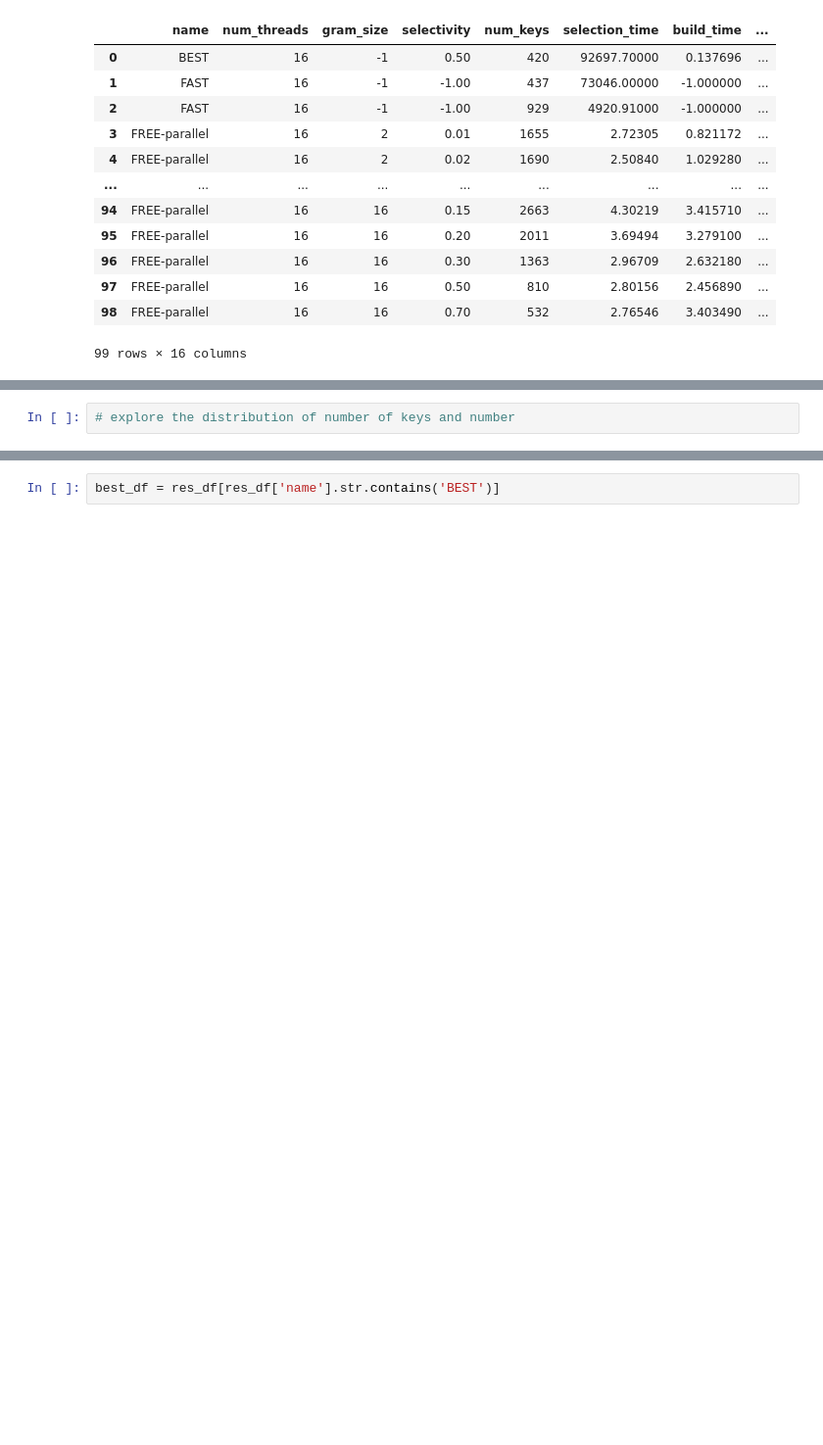
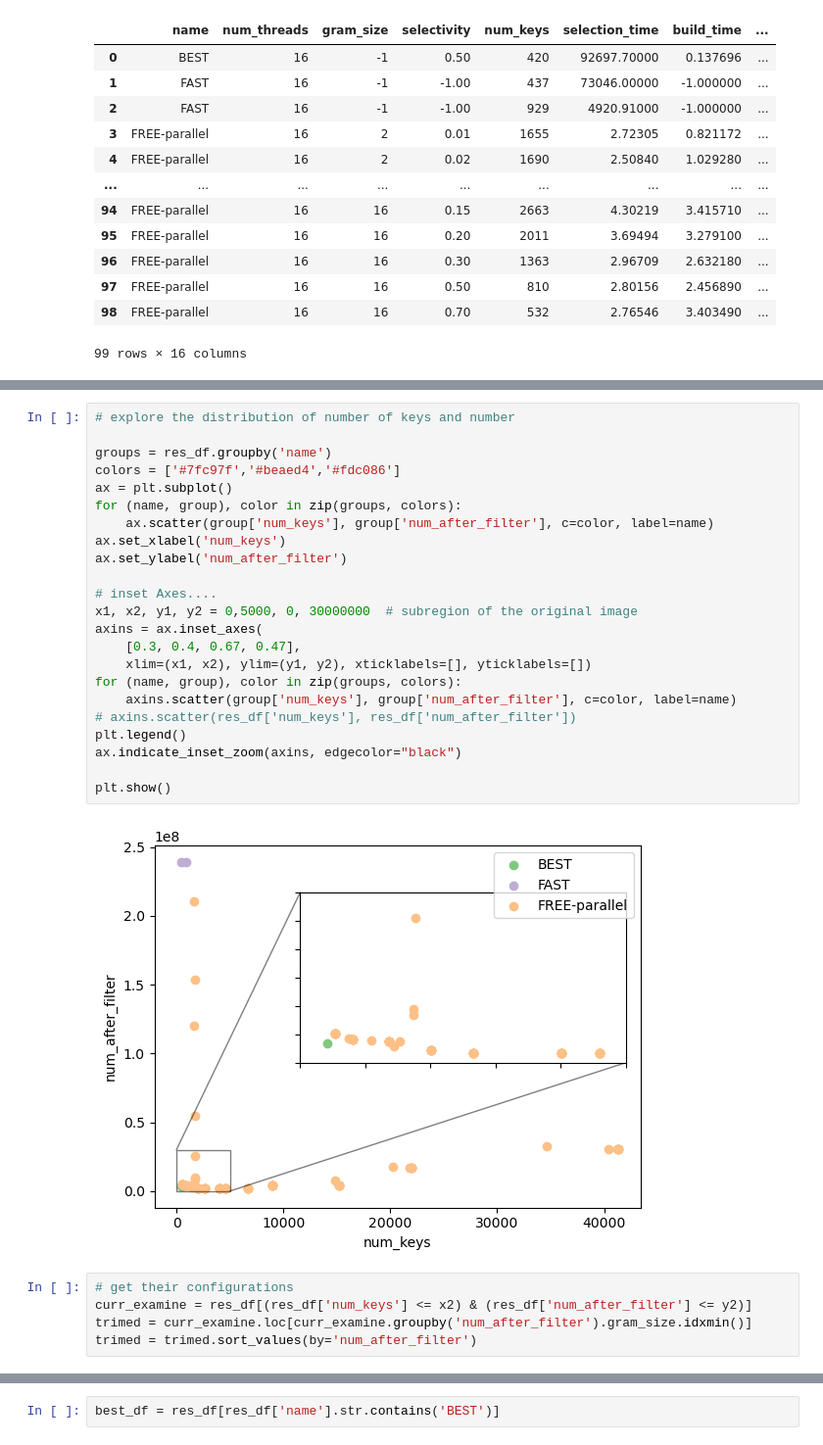
Before and after one commit to mush-zhang/RegexIndexComparison, a Jupyter notebook: notebooks/explore_dblp.ipynb, the cells around one changed output, grey strips where cells are left out. Shown at 98% size. Cells and saved outputs as stored; diff of their text form; blank space fills up the shorter version.

```diff
--- a/notebooks/explore_dblp.ipynb
+++ b/notebooks/explore_dblp.ipynb
@@ -95,2 +244,30 @@ res_df
 # %%
 # explore the distribution of number of keys and number
+
+groups = res_df.groupby('name')
+colors = ['#7fc97f','#beaed4','#fdc086']
+ax = plt.subplot()
+for (name, group), color in zip(groups, colors):
+    ax.scatter(group['num_keys'], group['num_after_filter'], c=color, label=name)
+ax.set_xlabel('num_keys')
+ax.set_ylabel('num_after_filter')
+
+# inset Axes....
+x1, x2, y1, y2 = 0,5000, 0, 30000000  # subregion of the original image
+axins = ax.inset_axes(
+    [0.3, 0.4, 0.67, 0.47],
+    xlim=(x1, x2), ylim=(y1, y2), xticklabels=[], yticklabels=[])
+for (name, group), color in zip(groups, colors):
+    axins.scatter(group['num_keys'], group['num_after_filter'], c=color, label=name)
+# axins.scatter(res_df['num_keys'], res_df['num_after_filter'])
+plt.legend()
+ax.indicate_inset_zoom(axins, edgecolor="black")
+
+plt.show()
+# %% [output]
+[figure, added]
+# %%
+# get their configurations
+curr_examine = res_df[(res_df['num_keys'] <= x2) & (res_df['num_after_filter'] <= y2)]
+trimed = curr_examine.loc[curr_examine.groupby('num_after_filter').gram_size.idxmin()]
+trimed = trimed.sort_values(by='num_after_filter')
```
Also changed, not shown: parts of 31 cells of this notebook, 37 other files.
